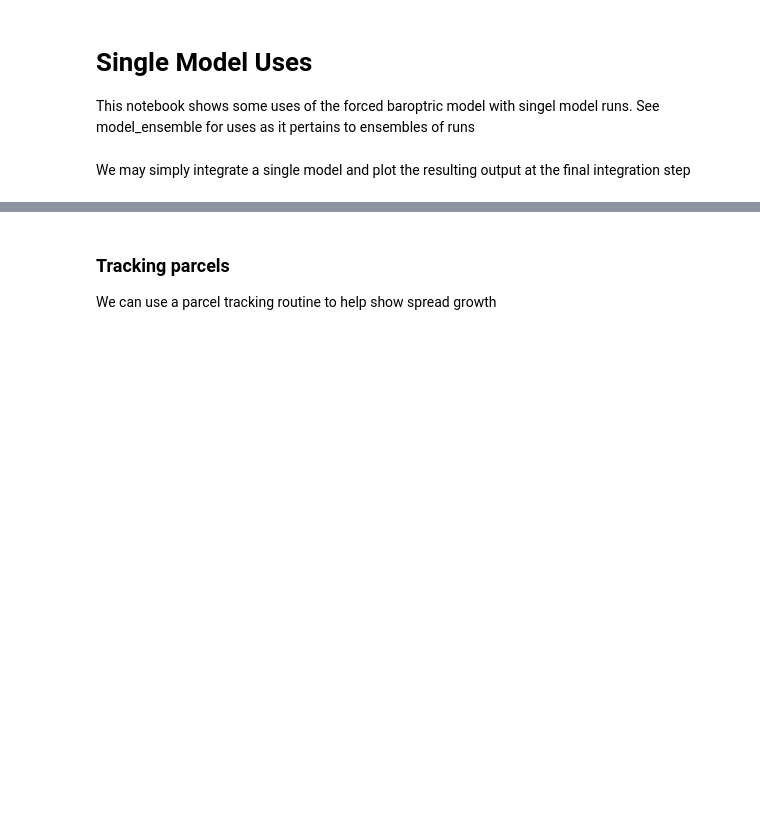
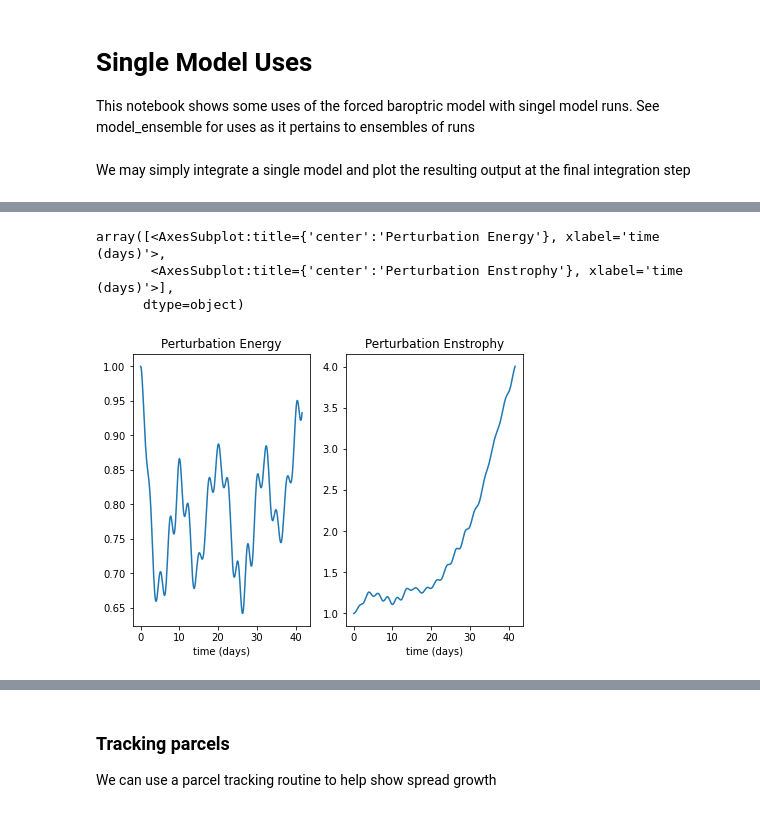
Before and after one commit to cdb227/bm3_forced_barotropic, a Jupyter notebook: singlemodel.ipynb, the cells around one changed output, grey strips where cells are left out. Drawn from its saved outputs; the diff is of its cells as text; code cells hidden in the pictures; blank space fills up the shorter version.

```diff
--- a/singlemodel.ipynb
+++ b/singlemodel.ipynb
@@ -78,0 +89,9 @@ output freq of 5.00 hours
+# %%
+from importlib import reload
+reload(plotters)
+plotters.plot_energy(sln)
+# %% [output]
+array([<AxesSubplot:title={'center':'Perturbation Energy'}, xlabel='time (days)'>,
+       <AxesSubplot:title={'center':'Perturbation Enstrophy'}, xlabel='time (days)'>],
+      dtype=object)
+[figure, added]
```
Also changed, not shown: parts of 7 cells of this notebook, 5 other files.
